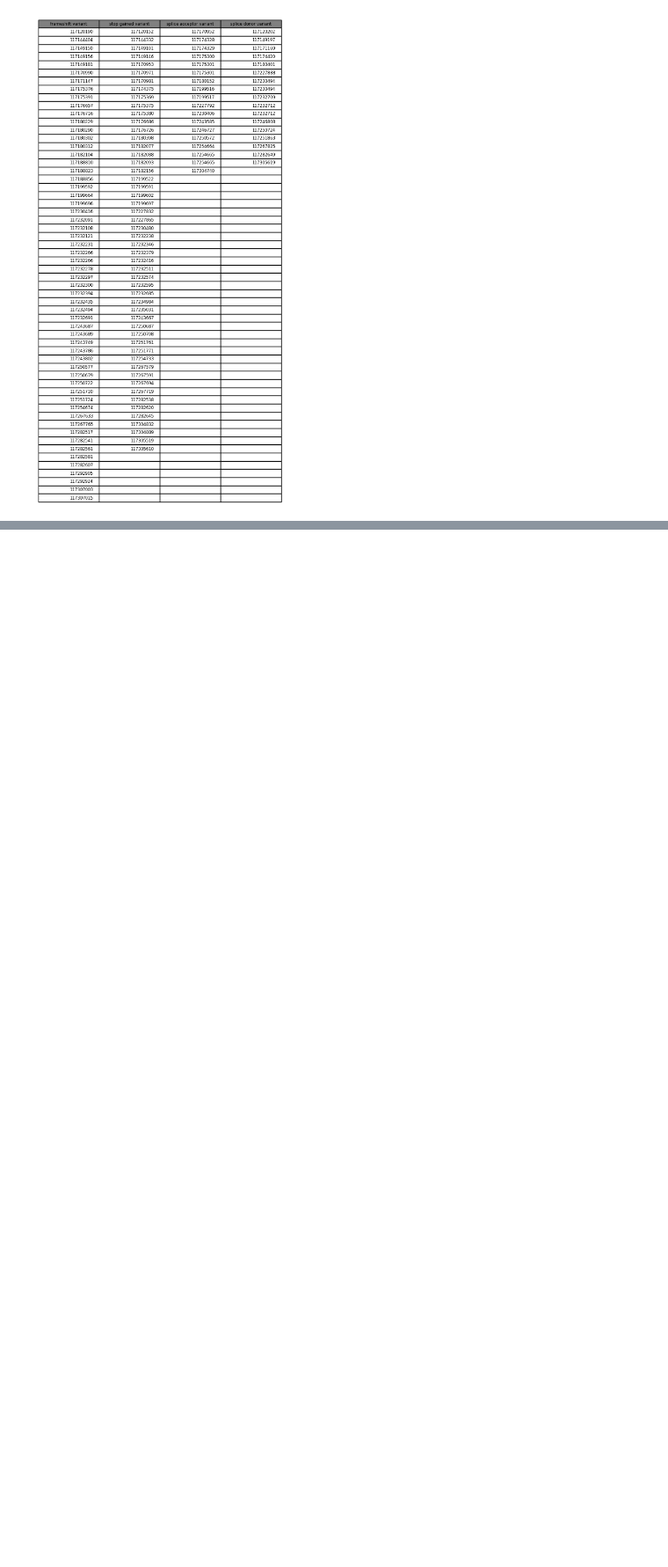
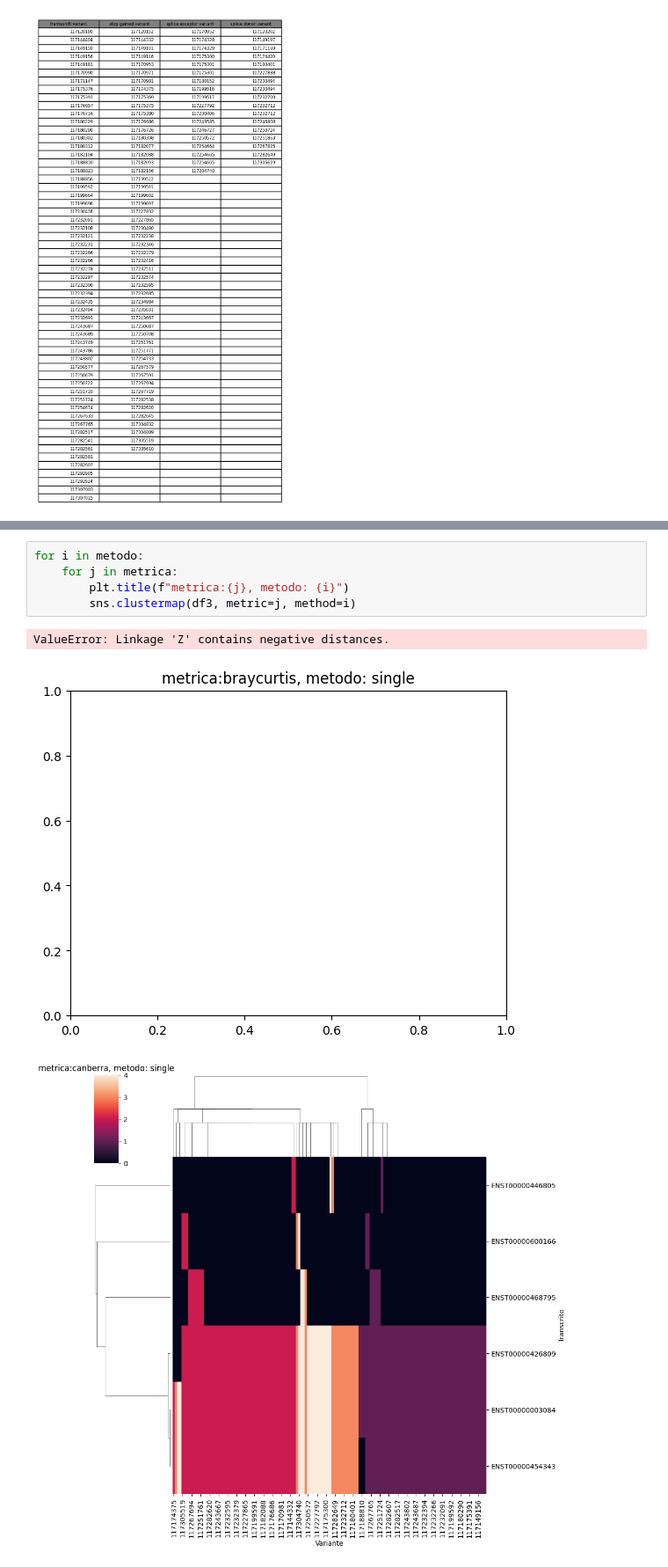
Before and after one commit to Rafaelca70x/estagio-bio-info-LGHM, a Jupyter notebook: tarefa1.ipynb, the cells around one changed output, grey strips where cells are left out. Shown at 88% size. Saved outputs shown, nothing was run; the diff lists cells and outputs as text; blank space fills up the shorter version.

Commit message:
add test for clustermap

```diff
--- a/tarefa1.ipynb
+++ b/tarefa1.ipynb
@@ -145,0 +146,9 @@ plt.show()
+# %%
+for i in metodo:
+    for j in metrica:
+        plt.title(f"metrica:{j}, metodo: {i}")
+        sns.clustermap(df3, metric=j, method=i)
+# %% [output]
+ValueError: Linkage 'Z' contains negative distances.
+[figure, added]
+[figure, added]
```
Also changed, not shown: parts of 3 cells of this notebook.
